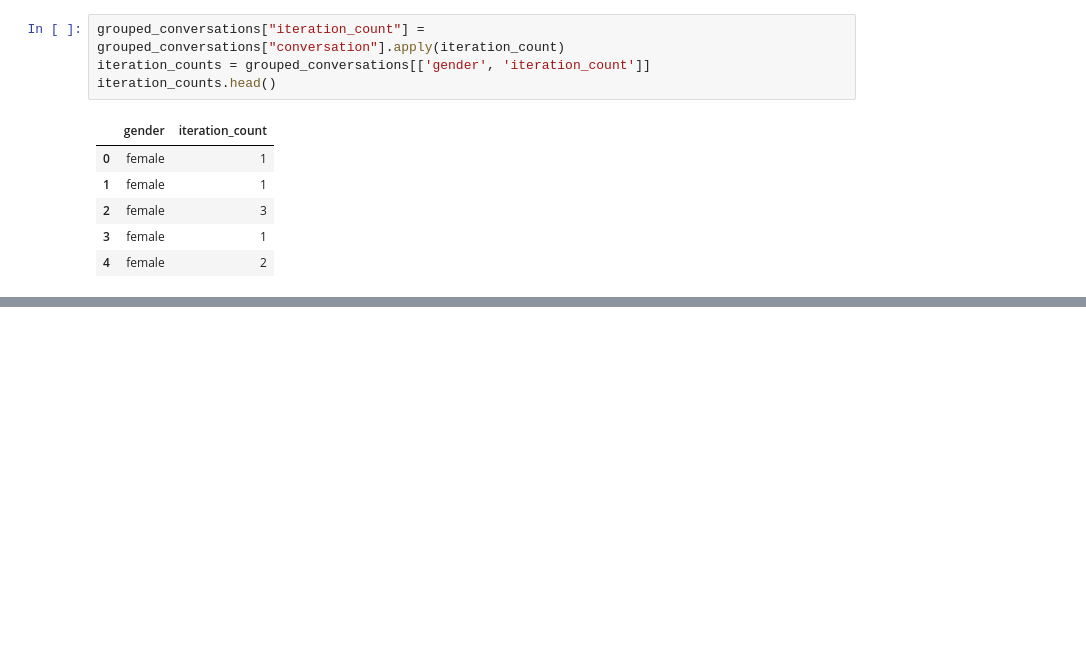
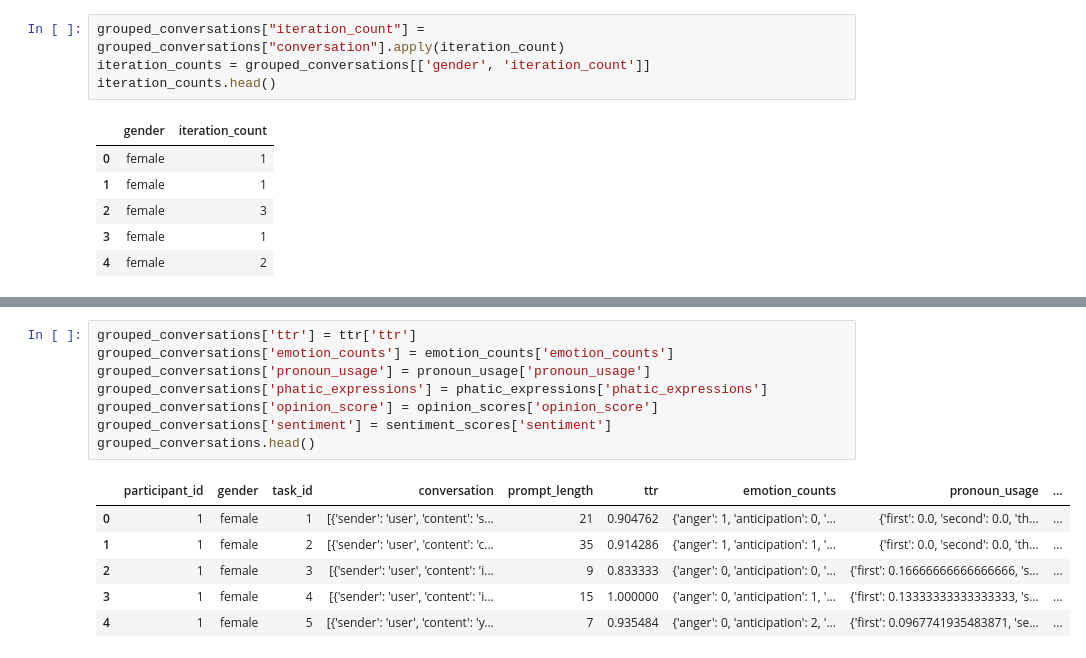
Before and after one commit to AlizaRK/hmi-ai-prompting, a Jupyter notebook: data-analysis/analysis_basics.ipynb, the cells around one changed output, grey strips where cells are left out. Drawn from its saved outputs; the diff is of its cells as text; blank space fills up the shorter version.

```diff
--- a/data-analysis/analysis_basics.ipynb
+++ b/data-analysis/analysis_basics.ipynb
@@ -571,0 +591,15 @@ iteration_counts.groupby("gender").mean().reset_index()
+# %%
+grouped_conversations['ttr'] = ttr['ttr']
+grouped_conversations['emotion_counts'] = emotion_counts['emotion_counts']
+grouped_conversations['pronoun_usage'] = pronoun_usage['pronoun_usage']
+grouped_conversations['phatic_expressions'] = phatic_expressions['phatic_expressions']
+grouped_conversations['opinion_score'] = opinion_scores['opinion_score']
+grouped_conversations['sentiment'] = sentiment_scores['sentiment']
+grouped_conversations.head()
+# %% [output]
+|  | participant_id | gender | task_id | conversation | prompt_length | ttr | emotion_counts | pronoun_usage | ... |
+| 0 | 1 | female | 1 | [{'sender': 'user', 'content': 's... | 21 | 0.904762 | {'anger': 1, 'anticipation': 0, '... | {'first': 0.0, 'second': 0.0, 'th... | ... |
+| 1 | 1 | female | 2 | [{'sender': 'user', 'content': 'c... | 35 | 0.914286 | {'anger': 1, 'anticipation': 1, '... | {'first': 0.0, 'second': 0.0, 'th... | ... |
+| 2 | 1 | female | 3 | [{'sender': 'user', 'content': 'i... | 9 | 0.833333 | {'anger': 0, 'anticipation': 0, '... | {'first': 0.16666666666666666, 's... | ... |
+| 3 | 1 | female | 4 | [{'sender': 'user', 'content': 'i... | 15 | 1.000000 | {'anger': 0, 'anticipation': 1, '... | {'first': 0.13333333333333333, 's... | ... |
+| 4 | 1 | female | 5 | [{'sender': 'user', 'content': 'y... | 7 | 0.935484 | {'anger': 0, 'anticipation': 2, '... | {'first': 0.0967741935483871, 'se... | ... |
```
Also changed, not shown: parts of 20 cells of this notebook, 7 other files.
